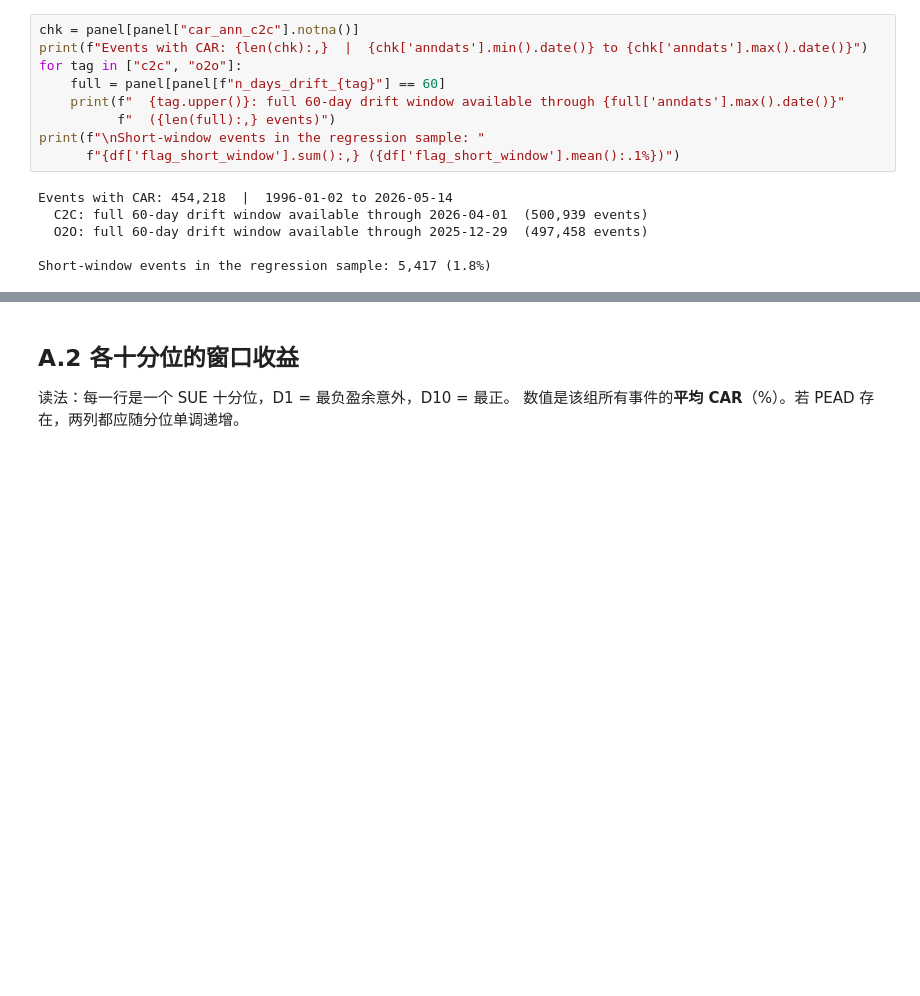
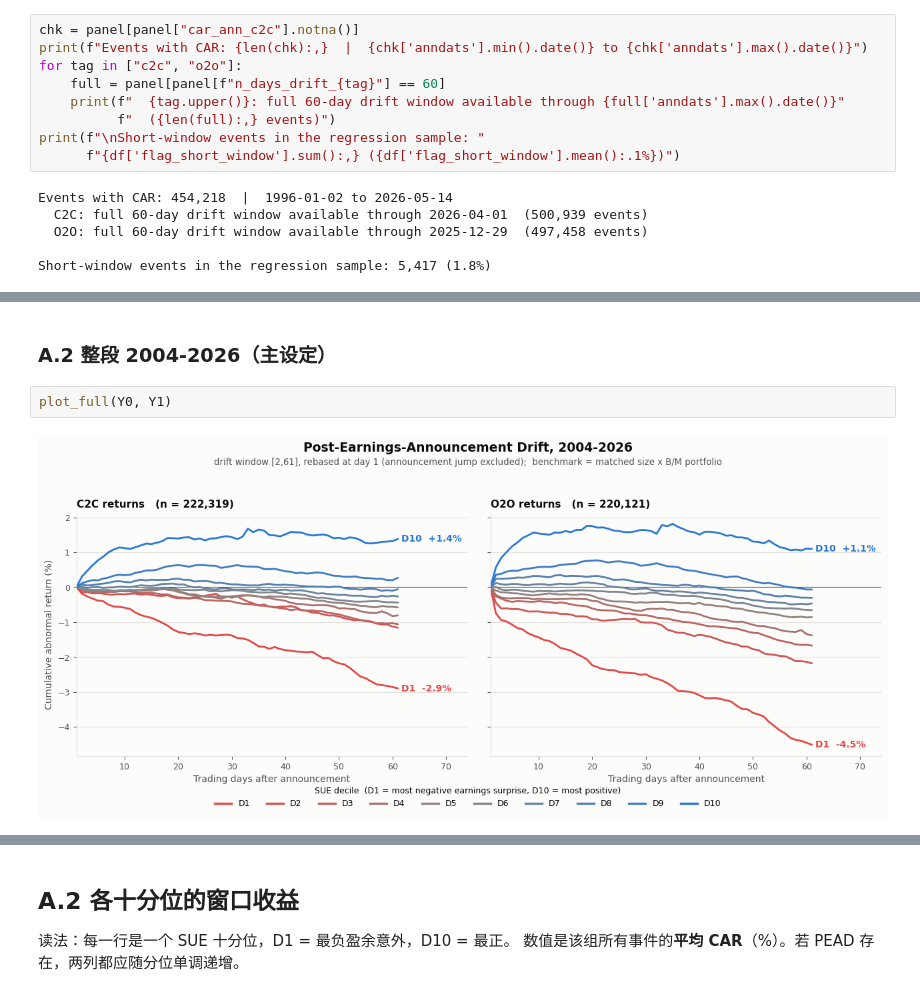
Before and after one commit to zan1029/PEAD_construction, a Jupyter notebook: 回归准备.ipynb, the cells around one changed output, grey strips where cells are left out. Cells and saved outputs as stored; diff of their text form; blank space fills up the shorter version.

```diff
--- a/回归准备.ipynb
+++ b/回归准备.ipynb
@@ -267,0 +470,6 @@ Short-window events in the regression sample: 5,417 (1.8%)
+# %% [markdown]
+### A.2 整段 2004-2026（主设定）
+# %%
+plot_full(Y0, Y1)
+# %% [output]
+[figure, added]
```
Also changed, not shown: parts of 25 cells of this notebook, 5 other files.
